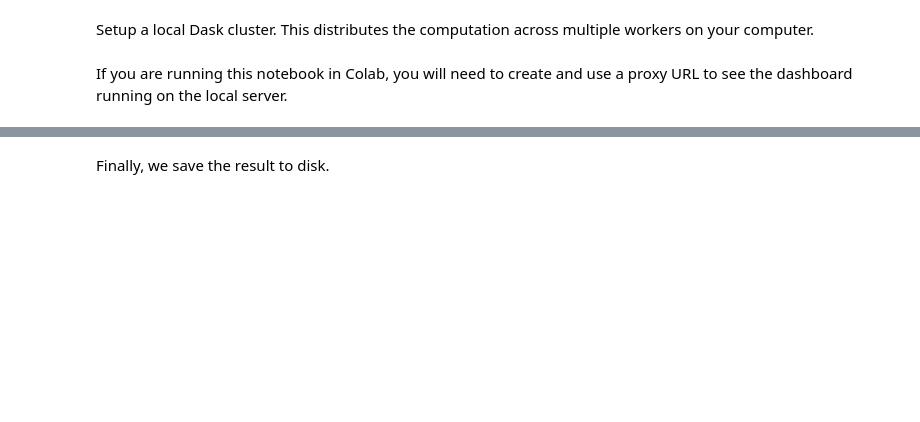
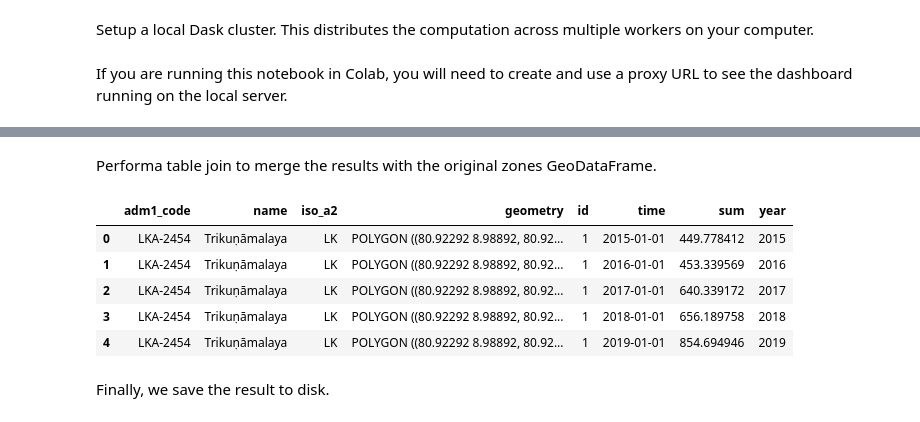
Before and after one commit to spatialthoughts/geopython-tutorials, a Jupyter notebook: notebooks/xarray_zonal_stats_time_series.ipynb, the cells around one changed output, grey strips where cells are left out. Cells and saved outputs as stored; diff of their text form; code cells hidden in the pictures; blank space fills up the shorter version.

```diff
--- a/notebooks/xarray_zonal_stats_time_series.ipynb
+++ b/notebooks/xarray_zonal_stats_time_series.ipynb
@@ -81,3 +111,0 @@ zones
-# %%
-bbox = zones.total_bounds
-bbox
@@ -145,3 +286,3 @@ grouped
 # %%
-stats = grouped.drop('spatial_ref').to_dataframe('sum').reset_index()
-stats
+stats = grouped.drop_vars('spatial_ref').to_dataframe('sum').reset_index()
+stats.head()
@@ -152,6 +309,15 @@ stats
+# %% [markdown]
+Performa table join to merge the results with the original zones GeoDataFrame.
 # %%
 results = zones.merge(stats, on='id')
-results
+results.head()
+# %% [output]
+|  | adm1_code | name | iso_a2 | geometry | id | time | sum | year |
+| 0 | LKA-2454 | Trikuṇāmalaya | LK | POLYGON ((80.92292 8.98892, 80.92... | 1 | 2015-01-01 | 449.778412 | 2015 |
+| 1 | LKA-2454 | Trikuṇāmalaya | LK | POLYGON ((80.92292 8.98892, 80.92... | 1 | 2016-01-01 | 453.339569 | 2016 |
+| 2 | LKA-2454 | Trikuṇāmalaya | LK | POLYGON ((80.92292 8.98892, 80.92... | 1 | 2017-01-01 | 640.339172 | 2017 |
+| 3 | LKA-2454 | Trikuṇāmalaya | LK | POLYGON ((80.92292 8.98892, 80.92... | 1 | 2018-01-01 | 656.189758 | 2018 |
+| 4 | LKA-2454 | Trikuṇāmalaya | LK | POLYGON ((80.92292 8.98892, 80.92... | 1 | 2019-01-01 | 854.694946 | 2019 |
 # %% [markdown]
 Finally, we save the result to disk.
 # %%
```
Also changed, not shown: parts of 31 cells of this notebook.
